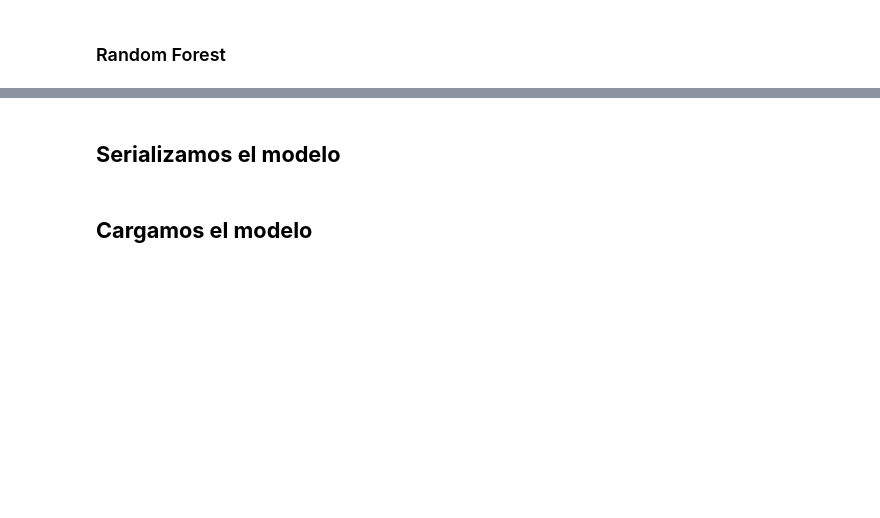
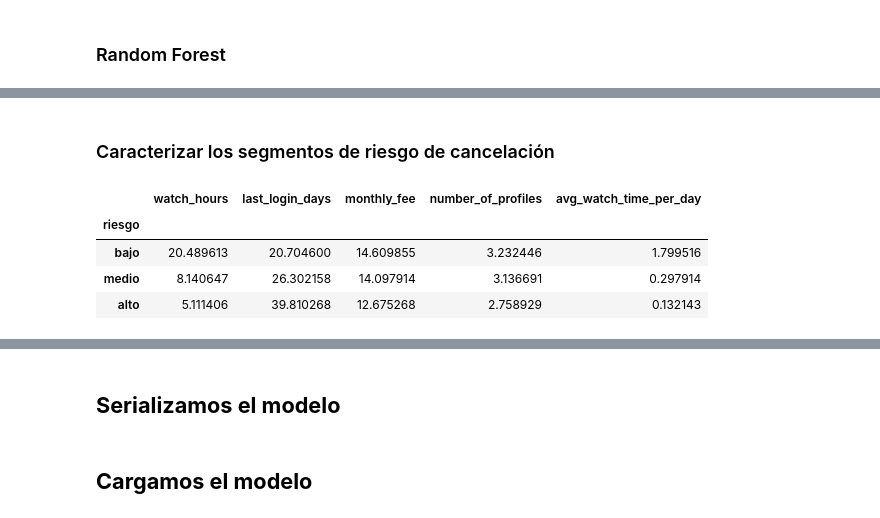
Before and after one commit to VillaltaE/Hackthon_NoCountry_65, a Jupyter notebook: data-science/Predictivo_Netflix.ipynb, the cells around one changed output, grey strips where cells are left out. Saved outputs shown, nothing was run; the diff lists cells and outputs as text; code cells hidden in the pictures; blank space fills up the shorter version.

```diff
--- a/data-science/Predictivo_Netflix.ipynb
+++ b/data-science/Predictivo_Netflix.ipynb
@@ -395,0 +419,15 @@ Destacable del análisis es que tanto la Regresión Logística como el Random Fo
+# %% [markdown]
+### Caracterizar los segmentos de riesgo de cancelación
+# %%
+# Según las variables de comportamiento
+df_riesgo.groupby('riesgo', observed=True)[['watch_hours',
+                             'last_login_days',
+                             'monthly_fee',
+                             'number_of_profiles',
+                             'avg_watch_time_per_day']].mean()
+# %% [output]
+|  | watch_hours | last_login_days | monthly_fee | number_of_profiles | avg_watch_time_per_day |
+| riesgo |  |  |  |  |  |
+| bajo | 20.489613 | 20.704600 | 14.609855 | 3.232446 | 1.799516 |
+| medio | 8.140647 | 26.302158 | 14.097914 | 3.136691 | 0.297914 |
+| alto | 5.111406 | 39.810268 | 12.675268 | 2.758929 | 0.132143 |
```
Also changed, not shown: parts of 16 cells of this notebook.
